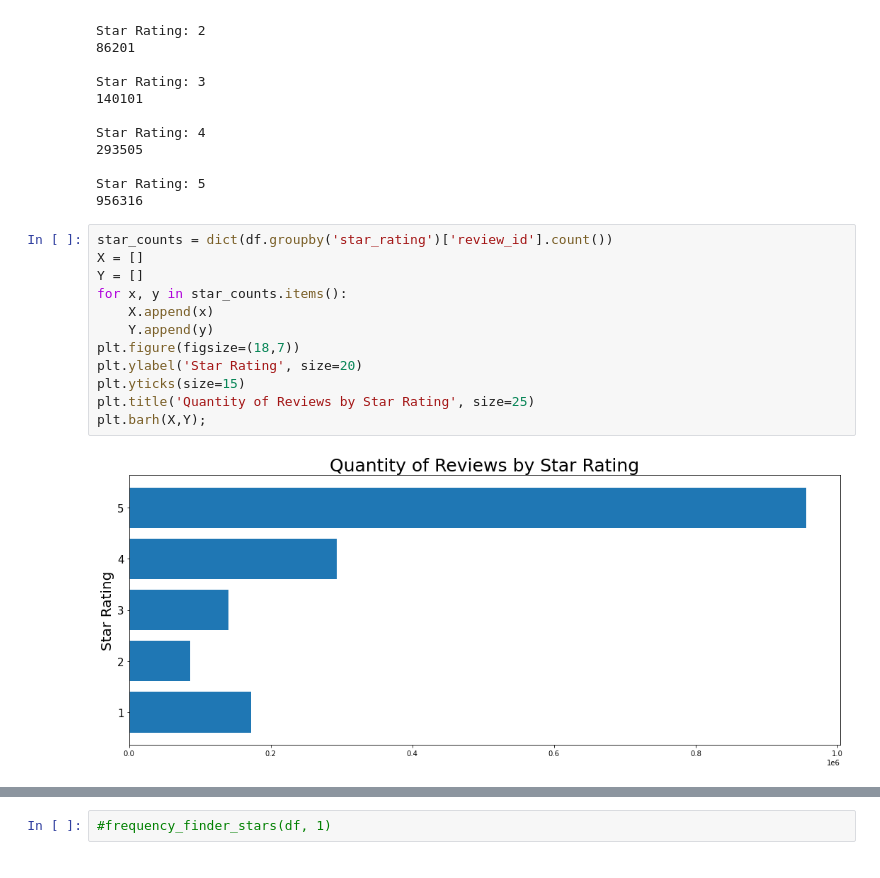
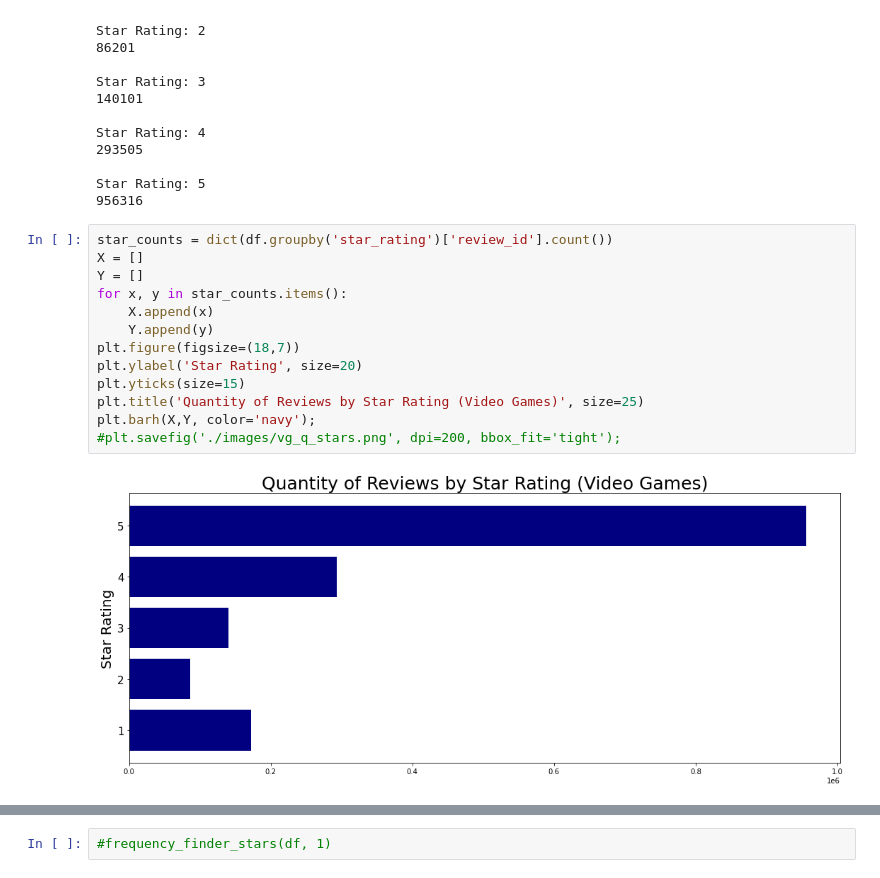
Before and after one commit to griffinwt/nextale, a Jupyter notebook: NLP.ipynb, the cells around one changed output, grey strips where cells are left out. Cells and saved outputs as stored; diff of their text form.

```diff
--- a/NLP.ipynb
+++ b/NLP.ipynb
@@ -141,17 +135,18 @@ Star Rating: 5
 # %%
 star_counts = dict(df.groupby('star_rating')['review_id'].count())
 X = []
 Y = []
 for x, y in star_counts.items():
     X.append(x)
     Y.append(y)
 plt.figure(figsize=(18,7))
 plt.ylabel('Star Rating', size=20)
 plt.yticks(size=15)
-plt.title('Quantity of Reviews by Star Rating', size=25)
-plt.barh(X,Y);
+plt.title('Quantity of Reviews by Star Rating (Video Games)', size=25)
+plt.barh(X,Y, color='navy');
+#plt.savefig('./images/vg_q_stars.png', dpi=200, bbox_fit='tight');
 # %% [output]
-[figure, old version]
+[figure, new version]
 # %%
 #group by review star rating (1-5)
 
```
Also changed, not shown: parts of 13 cells of this notebook, 4 other files.
